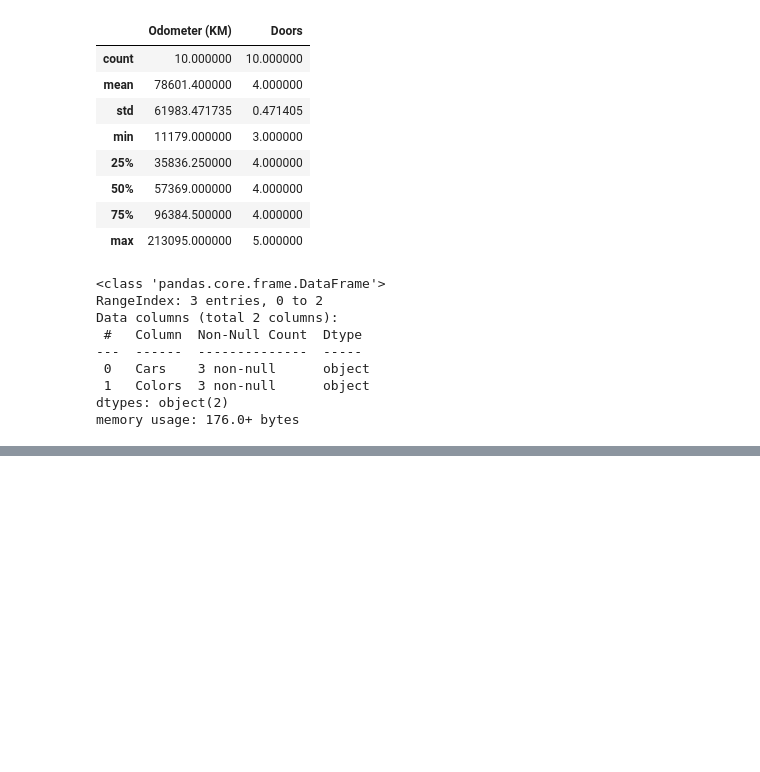
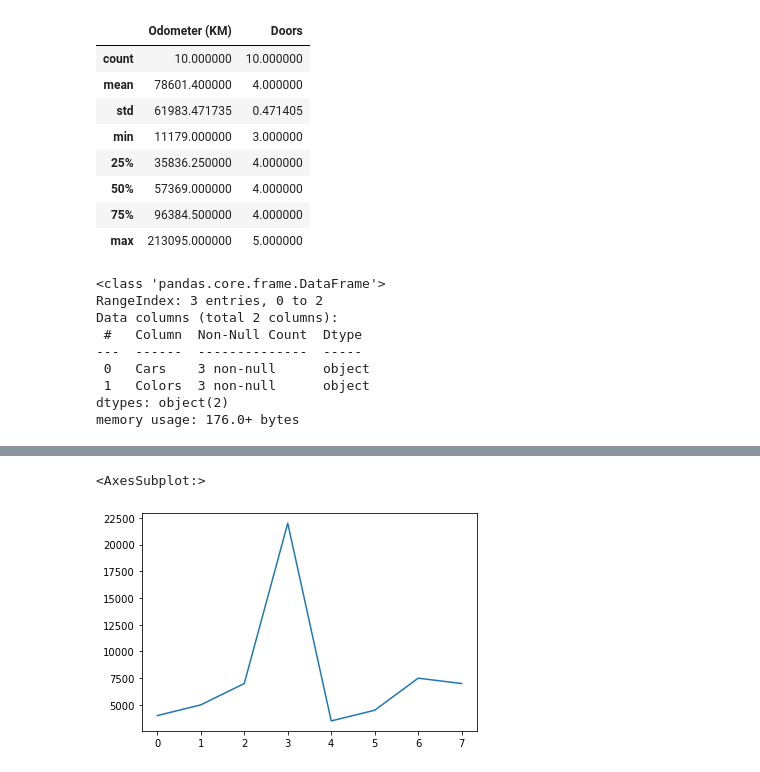
Before and after one commit to hrahadiyan/pandas-assignment, a Jupyter notebook: pandas_assignment.ipynb, the cells around one changed output, grey strips where cells are left out. Saved outputs shown, nothing was run; the diff lists cells and outputs as text; code cells hidden in the pictures; blank space fills up the shorter version.

```diff
--- a/pandas_assignment.ipynb
+++ b/pandas_assignment.ipynb
@@ -86,0 +226,3 @@ memory usage: 176.0+ bytes
+# %%
+# Remove the punctuation from price column
+car_remove = car_sales["Price"].str.replace('[\$\,\.]','',regex = True)
@@ -86,0 +244,8 @@ memory usage: 176.0+ bytes
+# %%
+# Remove the two extra zeros at the end of the price column
+car_remove = car_remove.astype(int)
+# %%
+(car_remove/100).plot()
+# %% [output]
+<AxesSubplot:>
+[figure, added]
```
Also changed, not shown: parts of 21 cells of this notebook, 3 other files.
